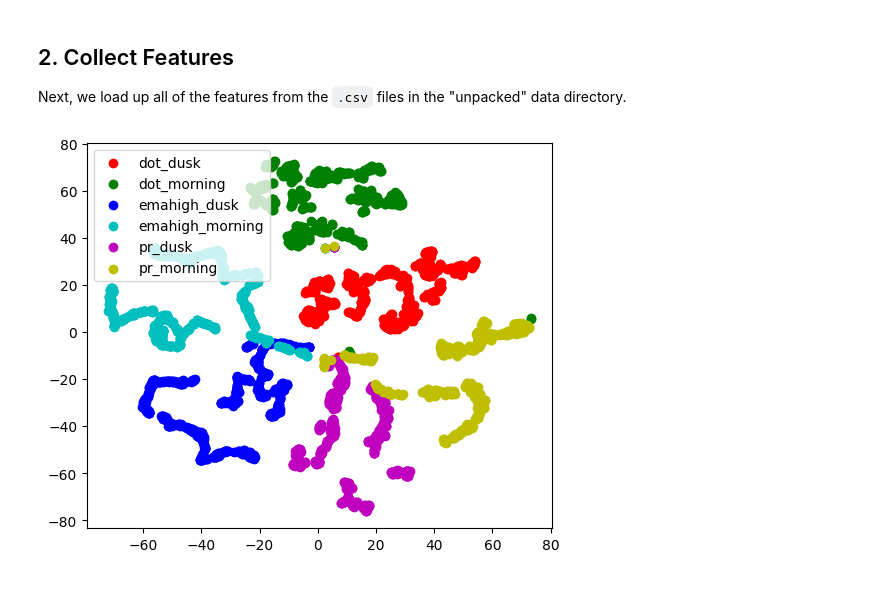
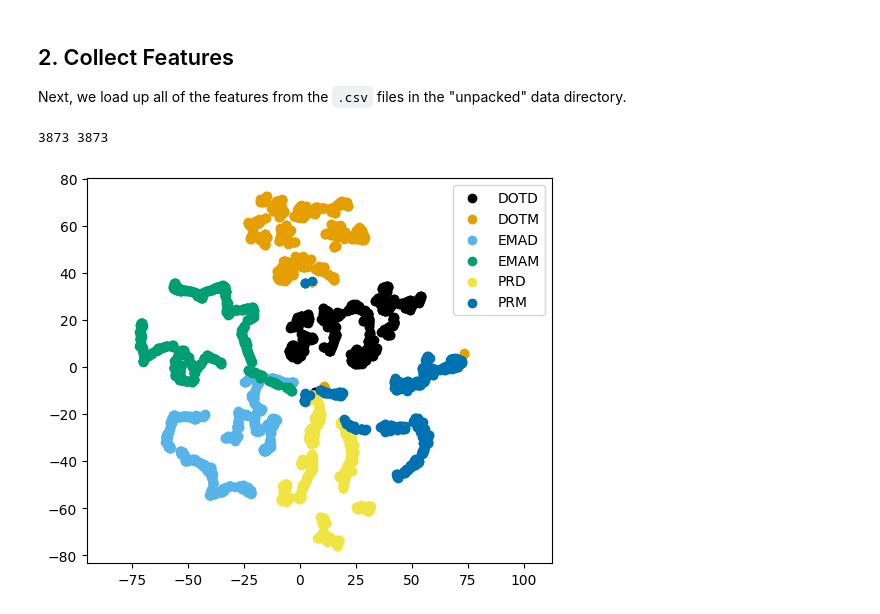
Before and after one commit to AP6YC/DCCR, a Jupyter notebook: src/experiments/11_comparison/1-tsne.ipynb, the cells around one changed output. Cells and saved outputs as stored; diff of their text form; code cells hidden in the pictures.

Commit message:
Dev tsne plot

```diff
--- a/src/experiments/11_comparison/1-tsne.ipynb
+++ b/src/experiments/11_comparison/1-tsne.ipynb
@@ -29,8 +29,18 @@ names = [
     # "emalow_dusk",
     # "emalow_morning",
     "pr_dusk",
-    "pr_morning"
+    "pr_morning",
 ]
+pretty_names = {
+    "dot_dusk": "DOTD",
+    "dot_morning": "DOTM",
+    "emahigh_dusk": "EMAD",
+    "emahigh_morning": "EMAM",
+    # "emalow_dusk": "EMAD",
+    # "emalow_morning": "EMAM",
+    "pr_dusk": "PRD",
+    "pr_morning": "PRM",
+}
 
 # Define a quick feature data loading function
 def collect_features(names):
@@ -65,6 +75,8 @@ def collect_features(names):
 # Collect the features into one big dataset with corresponding labels
 df, labels = collect_features(names)
 print(len(labels), len(df))
+# %% [output]
+3873 3873
 # %%
 tsne = TSNE(n_components=2, random_state=0)
 X = tsne.fit_transform(df)
@@ -72,12 +84,36 @@ Y = np.array(labels)
 # %%
 plt.figure(figsize=(6, 5))
 
 target_ids = range(len(names))
 
-colors=('r', 'g', 'b', 'c', 'm', 'y')
+# colors=('r', 'g', 'b', 'c', 'm', 'y')
+# colors = [
+#     [0, 0, 0],          # black
+#     [230, 159, 0],      # orange
+#     [86, 180, 233],     # sky blue
+#     [0, 158, 115],      # bluish green
+#     [240, 228, 66],     # yellow
+#     [0, 114, 178],      # blue
+#     [213, 94, 0],       # vermilion
+#     [204, 121, 167],    # reddish purple
+# ]
+colors = [
+    "#000000",       # black
+    "#E69F00",       # orange
+    "#56B4E9",       # sky blue
+    "#009E73",       # bluish green
+    "#F0E442",       # yellow
+    "#0072B2",       # blue
+    "#D55E00",       # vermillion
+    "#CC79A7",       # reddish purple
+]
 for i, c, label in zip(target_ids, colors, names):
-    plt.scatter(X[Y==i, 0], X[Y==i, 1], c=c, label=label)
+    plt.scatter(X[Y==i, 0], X[Y==i, 1], color=c, label=pretty_names[label])
 plt.legend()
+left, right = plt.xlim()
+l_scale = 1.2
+r_scale = 1.4
+plt.xlim(l_scale*left, r_scale*right)
 plt.show()
 # %% [output]
-[figure, old version]
+[figure, new version]
```
Also changed, not shown: parts of 2 cells of this notebook, 1 other file.
